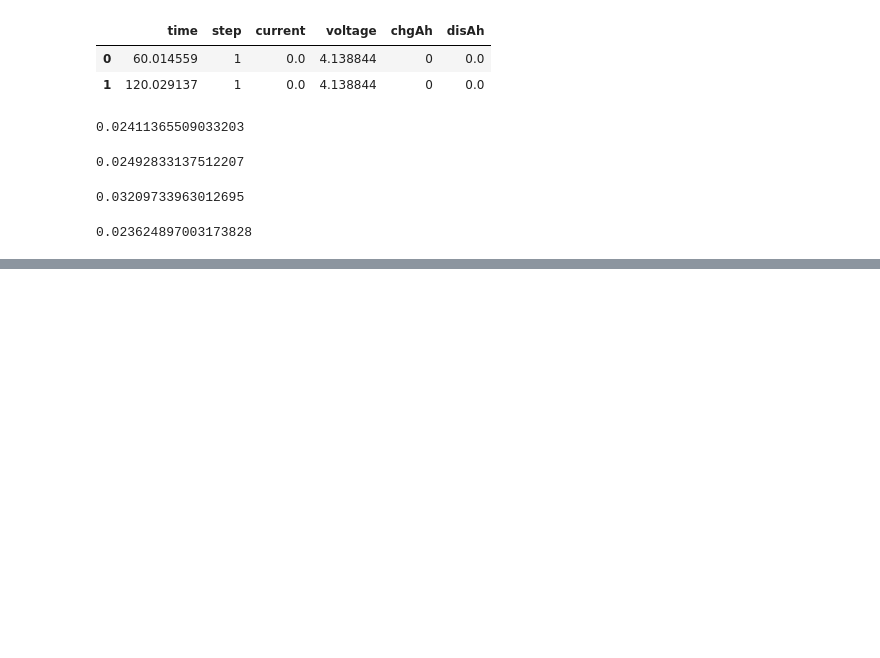
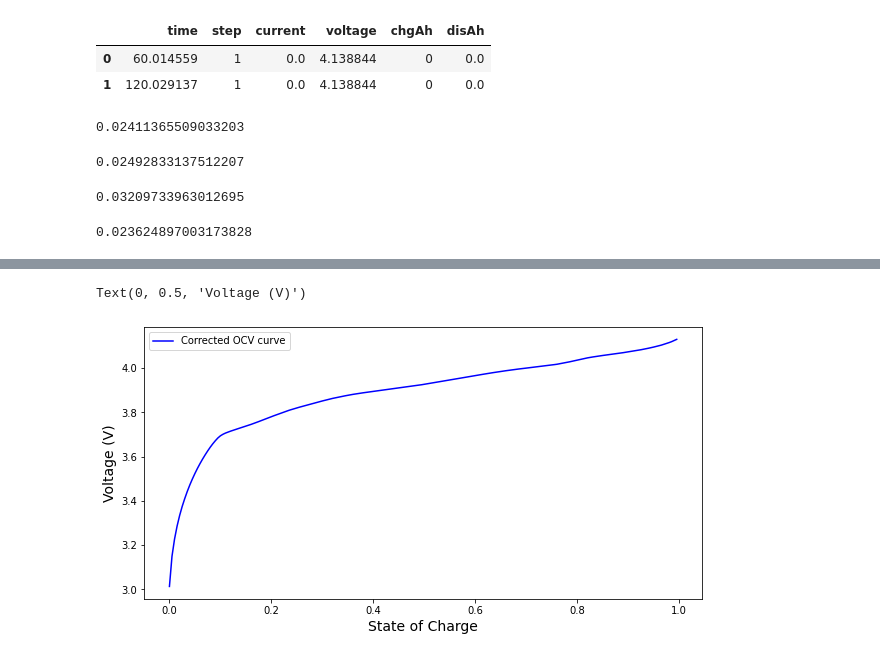
Before and after one commit to mattybohan/bms-specialization, a Jupyter notebook: dev/2022-02-07-mtb-lesson_2.2.5.ipynb, the cells around one changed output, grey strips where cells are left out. Drawn from its saved outputs; the diff is of its cells as text; code cells hidden in the pictures; blank space fills up the shorter version.

```diff
--- a/dev/2022-02-07-mtb-lesson_2.2.5.ipynb
+++ b/dev/2022-02-07-mtb-lesson_2.2.5.ipynb
@@ -167,0 +193,15 @@ deltaV50
+# %%
+SOC = np.arange(0,1,0.005)
+rawocv_interpolation = interp1d(np.concatenate([zChg,zDis]), \
+                        np.concatenate([vChg,vDis]), \
+                        kind='linear',fill_value="extrapolate")
+rawocv = rawocv_interpolation(SOC)
+# %%
+plt.figure(figsize=(10,5))
+plt.plot(SOC,rawocv,color='blue',label='Corrected OCV curve')
+plt.legend()
+plt.xlabel('State of Charge',fontsize=14)
+plt.ylabel('Voltage (V)',fontsize=14)
+# %% [output]
+Text(0, 0.5, 'Voltage (V)')
+[figure, added]
```
Also changed, not shown: parts of 7 cells of this notebook.
